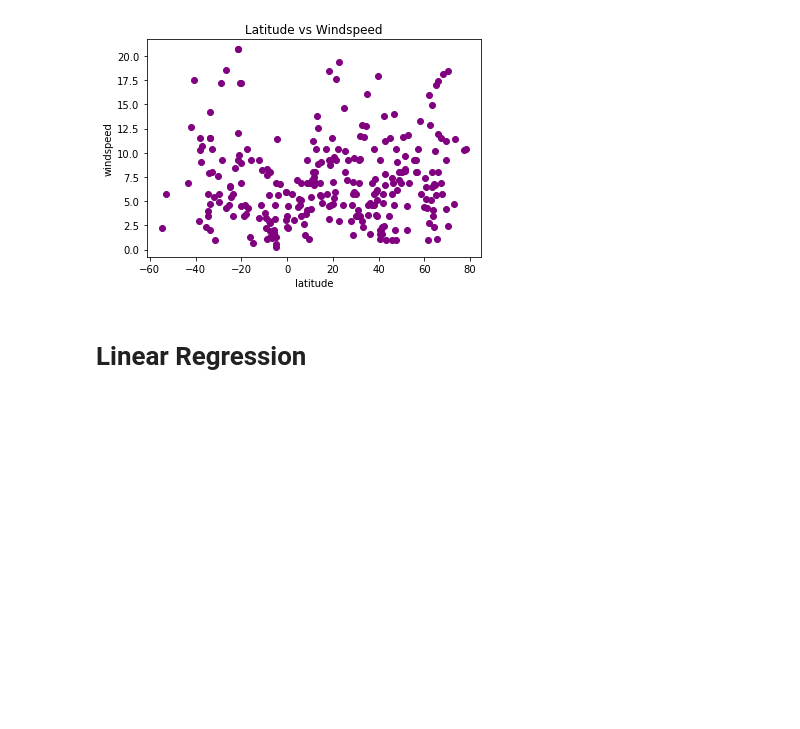
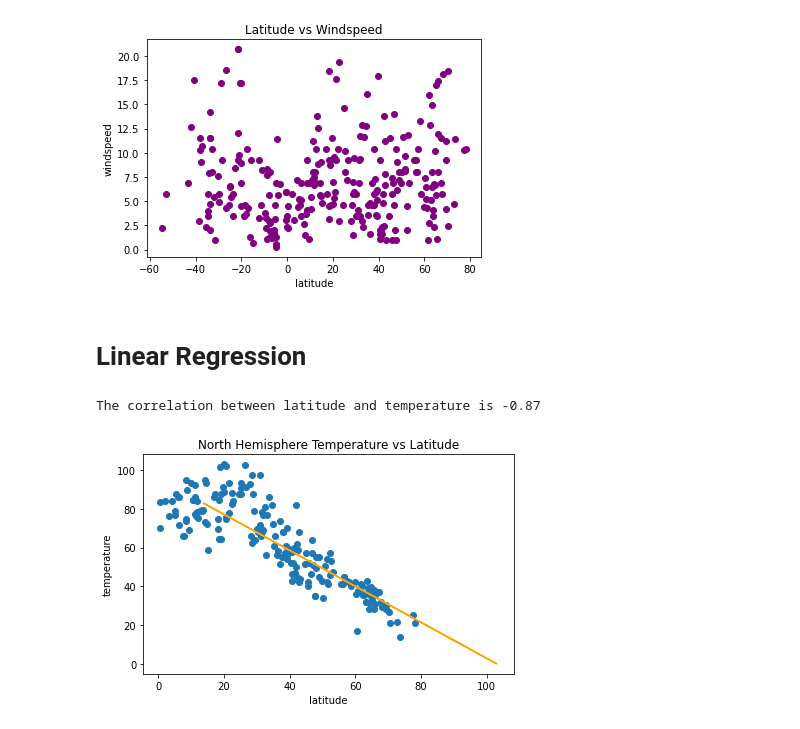
Before and after one commit to josiedeleon/Python-API--Challenge, a Jupyter notebook: WeatherPy/WeatherPy.ipynb, the cells around one changed output. Saved outputs shown, nothing was run; the diff lists cells and outputs as text; code cells hidden in the pictures; blank space fills up the shorter version.

```diff
--- a/WeatherPy/WeatherPy.ipynb
+++ b/WeatherPy/WeatherPy.ipynb
@@ -192,3 +190,23 @@ plt.show()
+# %%
+#Northern Hemisphere - Temperature (F) vs. Latitude
+import scipy.stats as st
+north_hemisphere = weather.loc[weather["latitude"] >= 0]
+south_hemisphere = weather.loc[weather["latitude"] < 0]
+
+correlation = round(st.pearsonr(north_hemisphere["latitude"], north_hemisphere["temperature"])[0],2)
+print(f"The correlation between latitude and temperature is {correlation}")
+graph = st.linregress(north_hemisphere["latitude"], north_hemisphere["temperature"])
+y_values = north_hemisphere["temperature"]*graph[0]+graph[1]
+
+plt.scatter(north_hemisphere["latitude"],north_hemisphere["temperature"])
+plt.plot(north_hemisphere["temperature"],y_values,color='orange')
+plt.xlabel("latitude")
+plt.ylabel("temperature")
+plt.title("North Hemisphere Temperature vs Latitude")
+plt.tight_layout()
+# %% [output]
+The correlation between latitude and temperature is -0.87
+[figure, added]
 # %%
 #Southern Hemisphere - Temperature (F) vs. Latitude
 # %%
```
Also changed, not shown: parts of 1 cell of this notebook.
